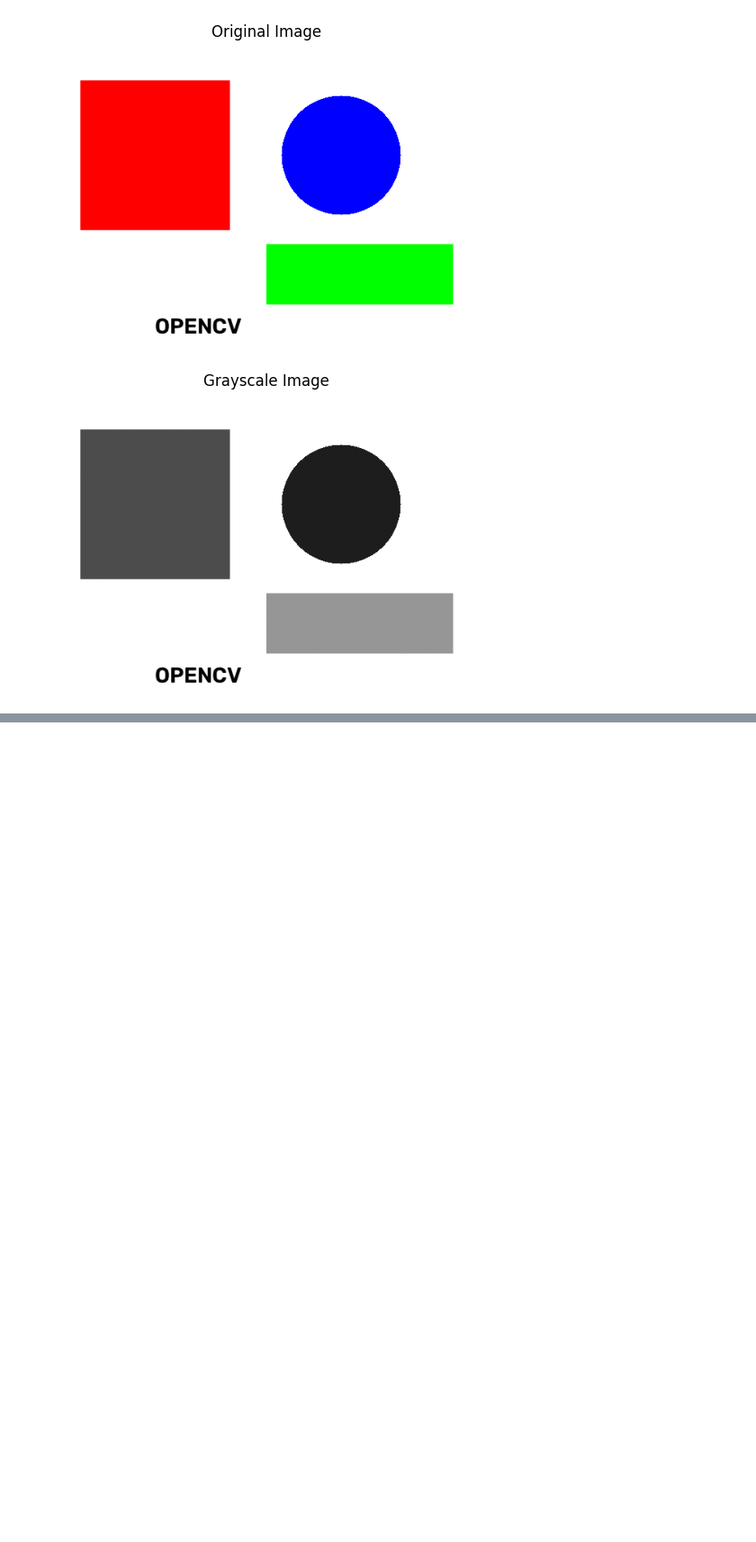
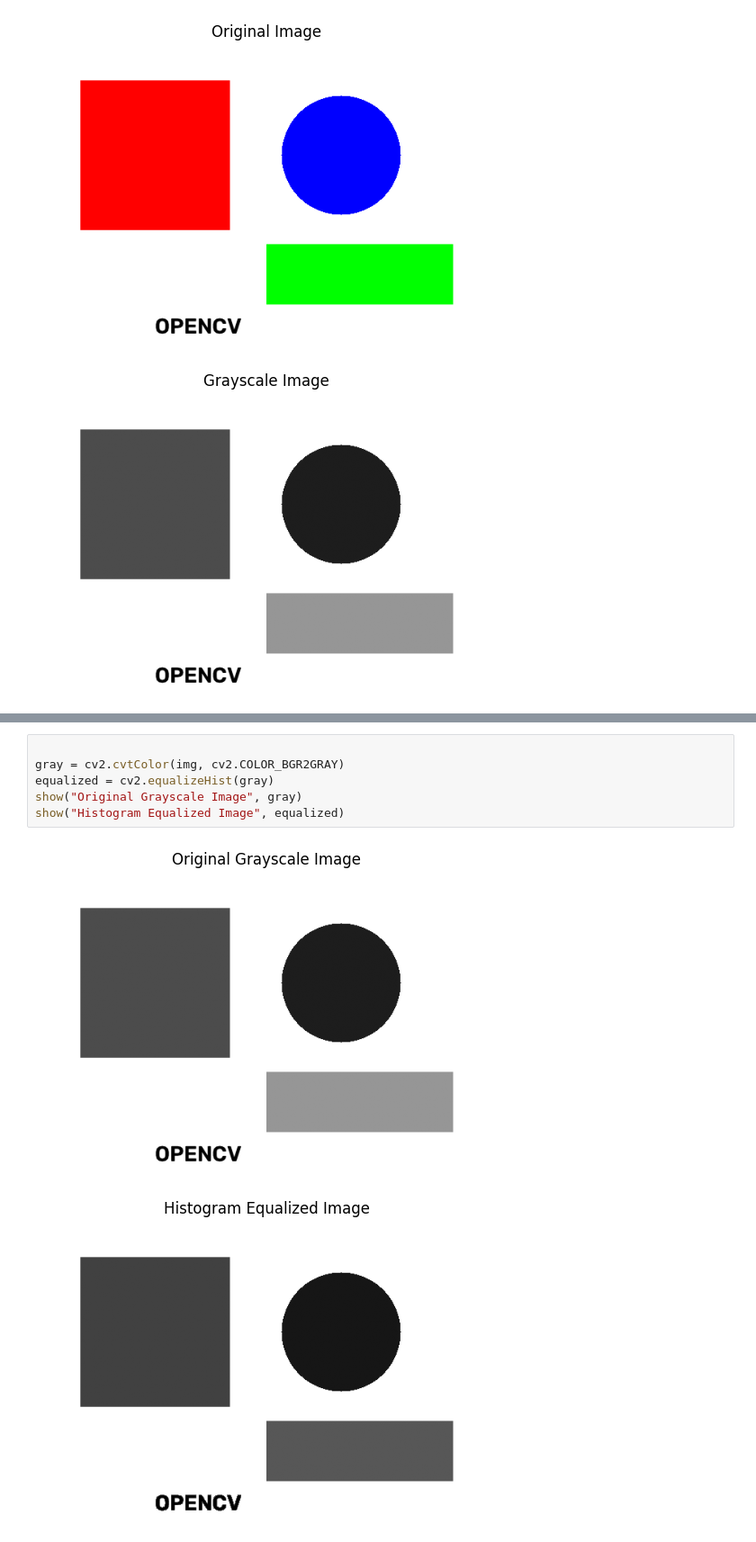
Before and after one commit to Sravanthi-G919/ITA0515--Computer-vision, a Jupyter notebook: Computer_Vision_Lab.ipynb, the cells around one changed output, grey strips where cells are left out. Shown at 90% size. Cells and saved outputs as stored; diff of their text form; blank space fills up the shorter version.

```diff
--- a/Computer_Vision_Lab.ipynb
+++ b/Computer_Vision_Lab.ipynb
@@ -39,0 +57,9 @@ show("Grayscale Image", gray)
+# %%
+
+gray = cv2.cvtColor(img, cv2.COLOR_BGR2GRAY)
+equalized = cv2.equalizeHist(gray)
+show("Original Grayscale Image", gray)
+show("Histogram Equalized Image", equalized)
+# %% [output]
+[figure, added]
+[figure, added]
```
Also changed, not shown: parts of 8 cells of this notebook.
